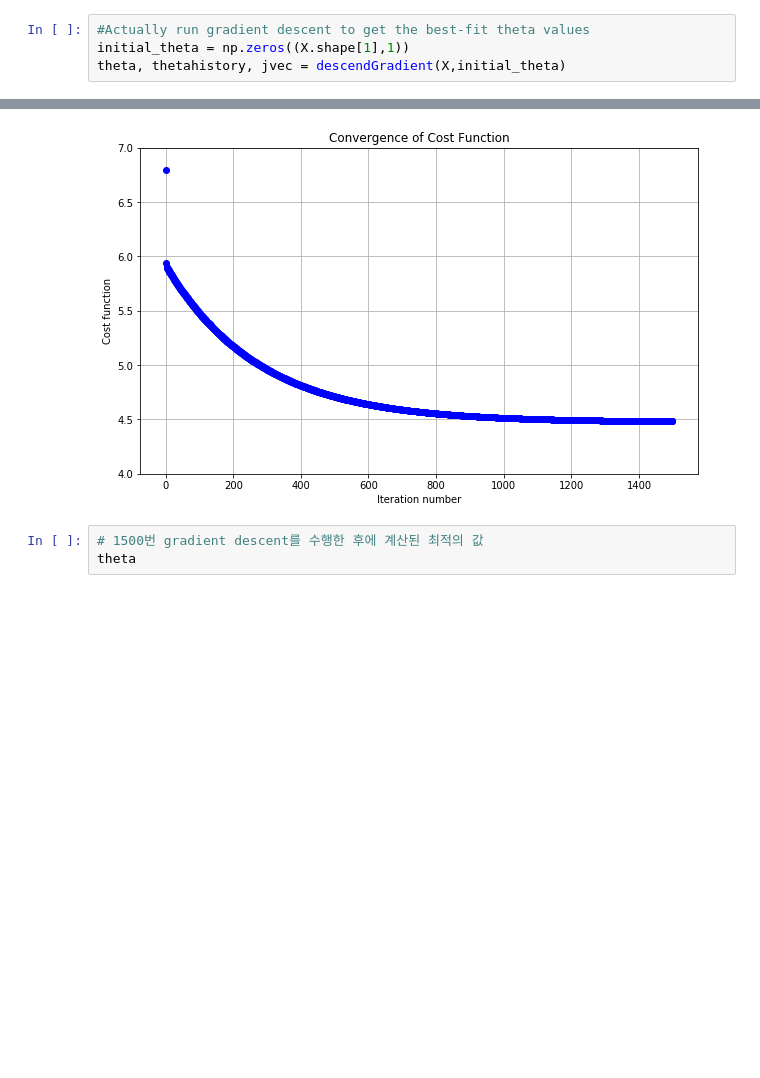
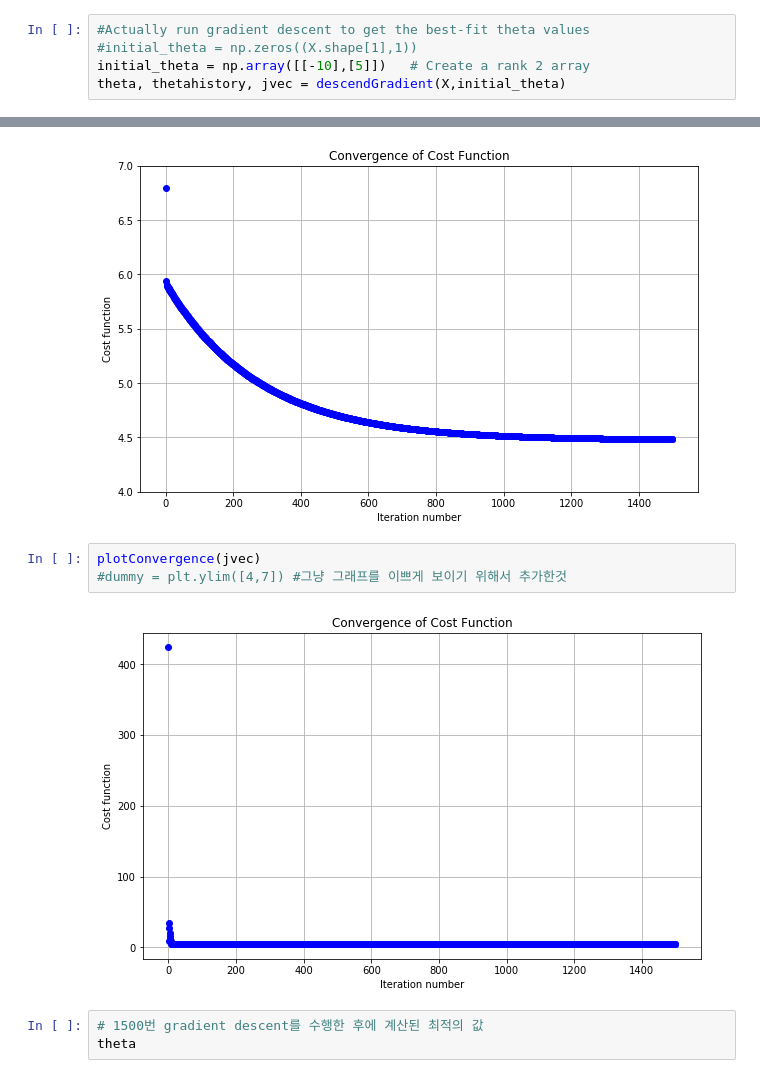
Before and after one commit to leejaymin/TensorFlowLecture, a Jupyter notebook: 0.1.Fundamental_Neural_Network/ex1/ex1_jemin.ipynb, the cells around one changed output, grey strips where cells are left out. Saved outputs shown, nothing was run; the diff lists cells and outputs as text; blank space fills up the shorter version.

```diff
--- a/0.1.Fundamental_Neural_Network/ex1/ex1_jemin.ipynb
+++ b/0.1.Fundamental_Neural_Network/ex1/ex1_jemin.ipynb
@@ -93,6 +132,7 @@ array([ 1.,  1.,  1.,  1.,  1.,  1.,  1.,  1.,  1.,  1.,  1.,  1.,  1.,
 # %%
 #Actually run gradient descent to get the best-fit theta values
-initial_theta = np.zeros((X.shape[1],1))
+#initial_theta = np.zeros((X.shape[1],1))
+initial_theta = np.array([[-10],[5]])   # Create a rank 2 array
 theta, thetahistory, jvec = descendGradient(X,initial_theta)
 # %%
 print(jvec[0:5])
@@ -115,6 +157,11 @@ plotConvergence(jvec)
 dummy = plt.ylim([4,7]) #그냥 그래프를 이쁘게 보이기 위해서 추가한것
 # %% [output]
 [figure]
+# %%
+plotConvergence(jvec)
+#dummy = plt.ylim([4,7]) #그냥 그래프를 이쁘게 보이기 위해서 추가한것
+# %% [output]
+[figure, added]
 # %%
 # 1500번 gradient descent를 수행한 후에 계산된 최적의 값
 theta
```
Also changed, not shown: parts of 11 cells of this notebook, 3 other files.
